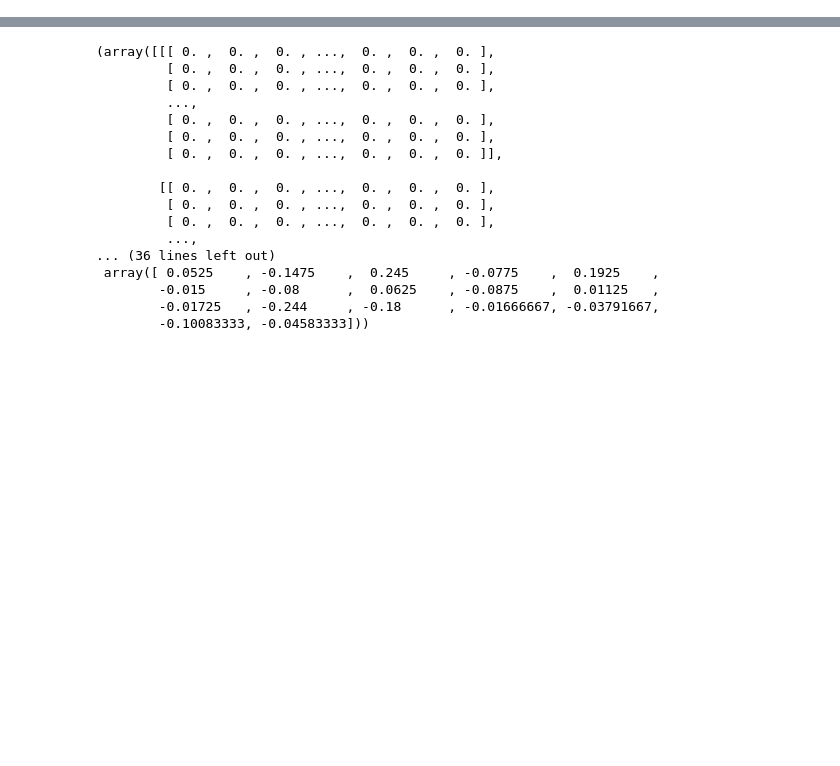
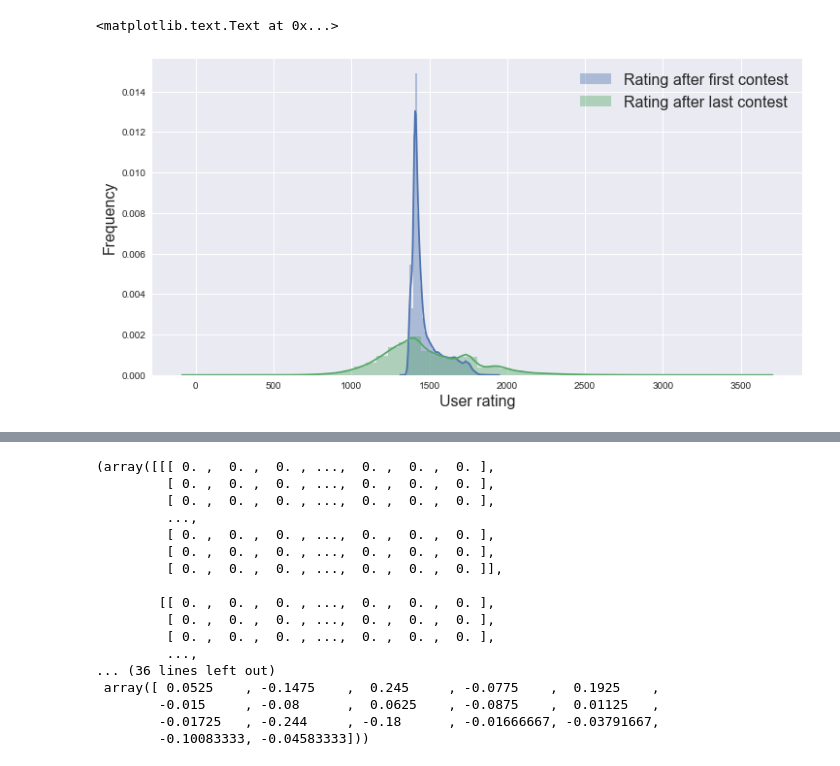
Before and after one commit to yjiao/codeforces_predict, a Jupyter notebook: keras_v2.ipynb, the cells around one changed output, grey strips where cells are left out. Cells and saved outputs as stored; diff of their text form; code cells hidden in the pictures; blank space fills up the shorter version.

```diff
--- a/keras_v2.ipynb
+++ b/keras_v2.ipynb
@@ -34,0 +99,10 @@ pd.qcut()
+# %%
+plt.rcParams['figure.figsize'] = [12, 6]
+sns.distplot(first_last_contests.newratingfirst)
+sns.distplot(first_last_contests.newratinglast)
+plt.legend(['Rating after first contest', 'Rating after last contest'], fontsize=16)
+plt.xlabel('User rating', fontsize=16)
+plt.ylabel('Frequency', fontsize=16)
+# %% [output]
+<matplotlib.text.Text at 0x...>
+[figure, added]
```
Also changed, not shown: parts of 22 cells of this notebook, 3 other files.
